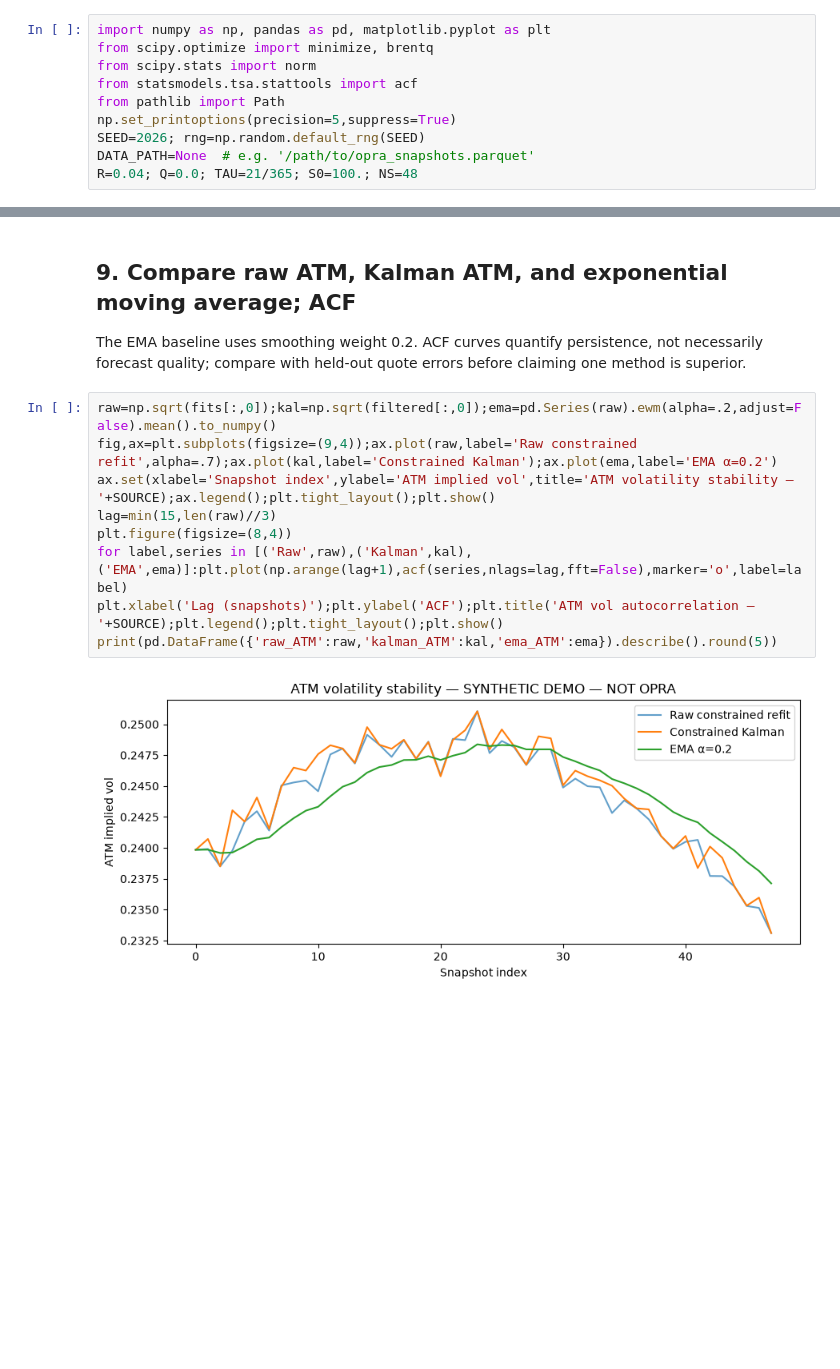
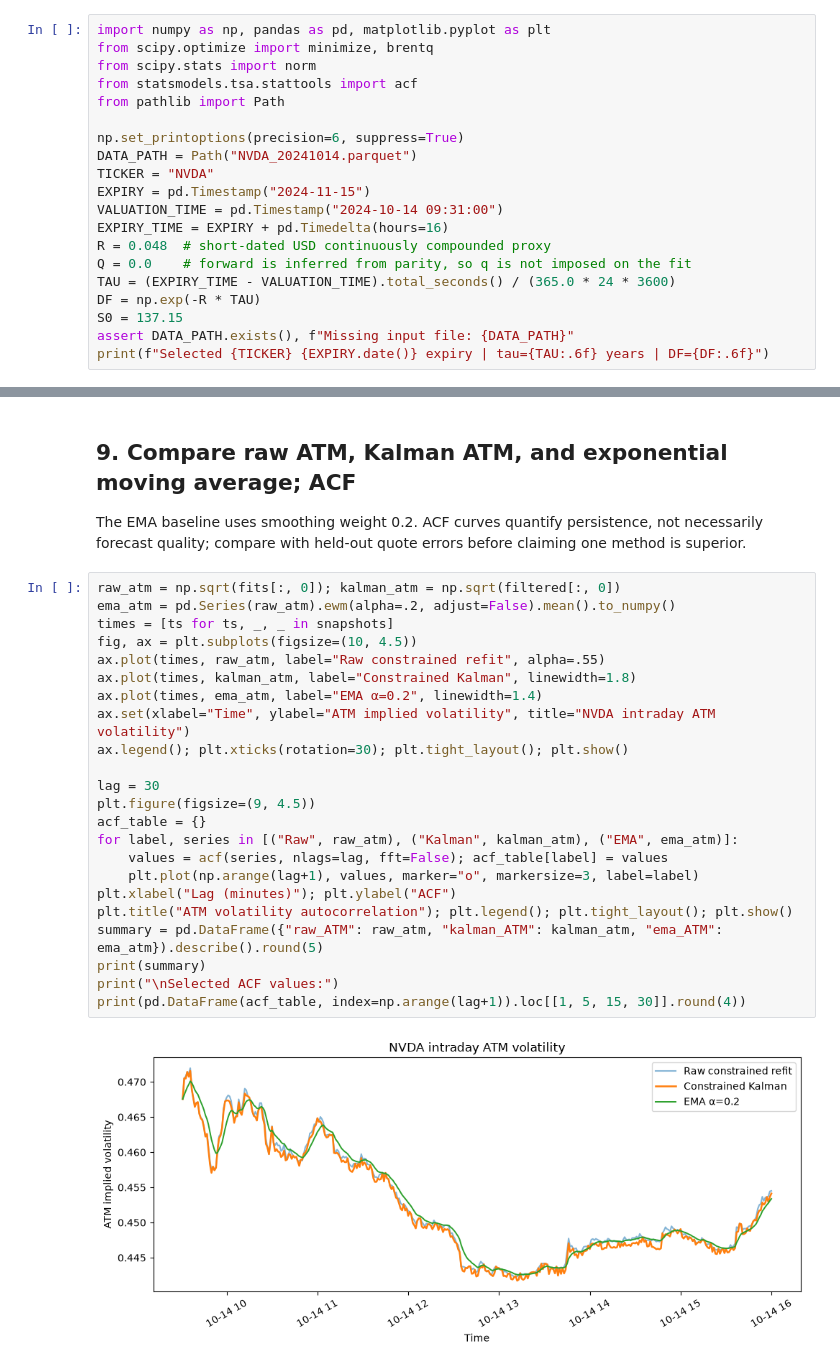
Before and after one commit to ItachiUchiha729/omm-homework, a Jupyter notebook: Exercise_Lecture_3_Solutions.ipynb, the cells around one changed output, grey strips where cells are left out. Cells and saved outputs as stored; diff of their text form; blank space fills up the shorter version.

Commit message:
Run assignment on full-day NVDA options data

```diff
--- a/Exercise_Lecture_3_Solutions.ipynb
+++ b/Exercise_Lecture_3_Solutions.ipynb
@@ -11,7 +11,17 @@ from scipy.optimize import minimize, brentq
 from scipy.stats import norm
 from statsmodels.tsa.stattools import acf
 from pathlib import Path
-np.set_printoptions(precision=5,suppress=True)
-SEED=2026; rng=np.random.default_rng(SEED)
-DATA_PATH=None  # e.g. '/path/to/opra_snapshots.parquet'
-R=0.04; Q=0.0; TAU=21/365; S0=100.; NS=48
+
+np.set_printoptions(precision=6, suppress=True)
+DATA_PATH = Path("NVDA_20241014.parquet")
+TICKER = "NVDA"
+EXPIRY = pd.Timestamp("2024-11-15")
+VALUATION_TIME = pd.Timestamp("2024-10-14 09:31:00")
+EXPIRY_TIME = EXPIRY + pd.Timedelta(hours=16)
+R = 0.048  # short-dated USD continuously compounded proxy
+Q = 0.0    # forward is inferred from parity, so q is not imposed on the fit
+TAU = (EXPIRY_TIME - VALUATION_TIME).total_seconds() / (365.0 * 24 * 3600)
+DF = np.exp(-R * TAU)
+S0 = 137.15
+assert DATA_PATH.exists(), f"Missing input file: {DATA_PATH}"
+print(f"Selected {TICKER} {EXPIRY.date()} expiry | tau={TAU:.6f} years | DF={DF:.6f}")
@@ -227,13 +323,27 @@ Slack-constraint Kalman == textbook posterior: PASS
 ## 9. Compare raw ATM, Kalman ATM, and exponential moving average; ACF
 The EMA baseline uses smoothing weight 0.2. ACF curves quantify persistence, not necessarily forecast quality; compare with held-out quote errors before claiming one method is superior.
 # %%
-raw=np.sqrt(fits[:,0]);kal=np.sqrt(filtered[:,0]);ema=pd.Series(raw).ewm(alpha=.2,adjust=False).mean().to_numpy()
-fig,ax=plt.subplots(figsize=(9,4));ax.plot(raw,label='Raw constrained refit',alpha=.7);ax.plot(kal,label='Constrained Kalman');ax.plot(ema,label='EMA α=0.2')
-ax.set(xlabel='Snapshot index',ylabel='ATM implied vol',title='ATM volatility stability — '+SOURCE);ax.legend();plt.tight_layout();plt.show()
-lag=min(15,len(raw)//3)
-plt.figure(figsize=(8,4))
-for label,series in [('Raw',raw),('Kalman',kal),('EMA',ema)]:plt.plot(np.arange(lag+1),acf(series,nlags=lag,fft=False),marker='o',label=label)
-plt.xlabel('Lag (snapshots)');plt.ylabel('ACF');plt.title('ATM vol autocorrelation — '+SOURCE);plt.legend();plt.tight_layout();plt.show()
-print(pd.DataFrame({'raw_ATM':raw,'kalman_ATM':kal,'ema_ATM':ema}).describe().round(5))
+raw_atm = np.sqrt(fits[:, 0]); kalman_atm = np.sqrt(filtered[:, 0])
+ema_atm = pd.Series(raw_atm).ewm(alpha=.2, adjust=False).mean().to_numpy()
+times = [ts for ts, _, _ in snapshots]
+fig, ax = plt.subplots(figsize=(10, 4.5))
+ax.plot(times, raw_atm, label="Raw constrained refit", alpha=.55)
+ax.plot(times, kalman_atm, label="Constrained Kalman", linewidth=1.8)
+ax.plot(times, ema_atm, label="EMA α=0.2", linewidth=1.4)
+ax.set(xlabel="Time", ylabel="ATM implied volatility", title="NVDA intraday ATM volatility")
+ax.legend(); plt.xticks(rotation=30); plt.tight_layout(); plt.show()
+
+lag = 30
+plt.figure(figsize=(9, 4.5))
+acf_table = {}
+for label, series in [("Raw", raw_atm), ("Kalman", kalman_atm), ("EMA", ema_atm)]:
+    values = acf(series, nlags=lag, fft=False); acf_table[label] = values
+    plt.plot(np.arange(lag+1), values, marker="o", markersize=3, label=label)
+plt.xlabel("Lag (minutes)"); plt.ylabel("ACF")
+plt.title("ATM volatility autocorrelation"); plt.legend(); plt.tight_layout(); plt.show()
+summary = pd.DataFrame({"raw_ATM": raw_atm, "kalman_ATM": kalman_atm, "ema_ATM": ema_atm}).describe().round(5)
+print(summary)
+print("\nSelected ACF values:")
+print(pd.DataFrame(acf_table, index=np.arange(lag+1)).loc[[1, 5, 15, 30]].round(4))
 # %% [output]
-[figure, old version]
+[figure, new version]
```
Also changed, not shown: parts of 15 cells of this notebook, 3 other files.
